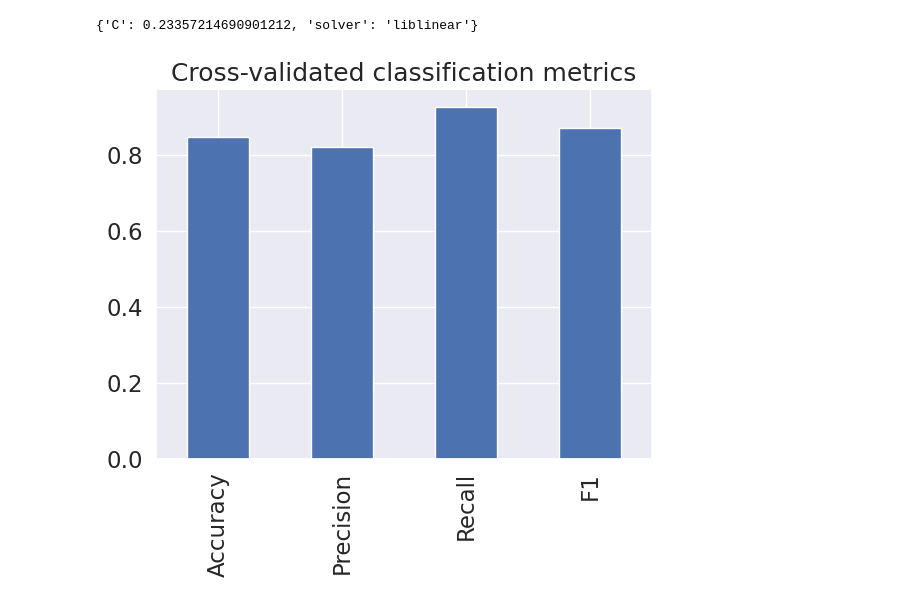
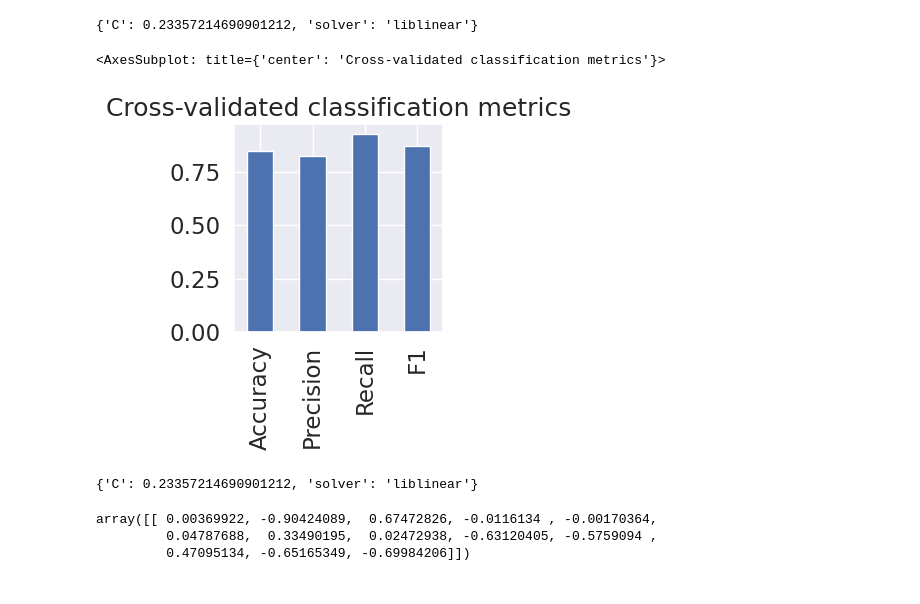
Before and after one commit to FerPicado/Machine-Learning-Bootcamp, a Jupyter notebook: Deep-Learning-PyTorch/Machine-Learning-with-PyTorch-and-Scikit-Learn/projects/online-courses/project-02/src/main.ipynb, the cells around one changed output. Drawn from its saved outputs; the diff is of its cells as text; code cells hidden in the pictures.

```diff
--- a/Deep-Learning-PyTorch/Machine-Learning-with-PyTorch-and-Scikit-Learn/projects/online-courses/project-02/src/main.ipynb
+++ b/Deep-Learning-PyTorch/Machine-Learning-with-PyTorch-and-Scikit-Learn/projects/online-courses/project-02/src/main.ipynb
@@ -687,12 +687,18 @@ cv_f1 = calculate_cv_score(clf,X,y,scoring="f1")
 # %%
 # Visualize cross-validated metrics
 cv_metrics = pd.DataFrame({"Accuracy": cv_acc,
                            "Precision": cv_prec,
                            "Recall": cv_rec,
                            "F1": cv_f1},
                           index=[0])
 
 cv_metrics.T.plot.bar(title="Cross-validated classification metrics",
-                      legend=False);
+                        figsize=(2.7,2.7),
+                        legend=False)
 # %% [output]
+<AxesSubplot: title={'center': 'Cross-validated classification metrics'}>
-[figure, old version]
+[figure, new version]
+# %%
+gs_log_reg.best_params_
+# %% [output]
+{'C': 0.23357214690901212, 'solver': 'liblinear'}
@@ -698,0 +712,7 @@ cv_metrics.T.plot.bar(title="Cross-validated classification metrics",
+# %%
+# Let's check .coef()
+clf.coef_
+# %% [output]
+array([[ 0.00369922, -0.90424089,  0.67472826, -0.0116134 , -0.00170364,
+         0.04787688,  0.33490195,  0.02472938, -0.63120405, -0.5759094 ,
+         0.47095134, -0.65165349, -0.69984206]])
```
Also changed, not shown: parts of 4 cells of this notebook.
